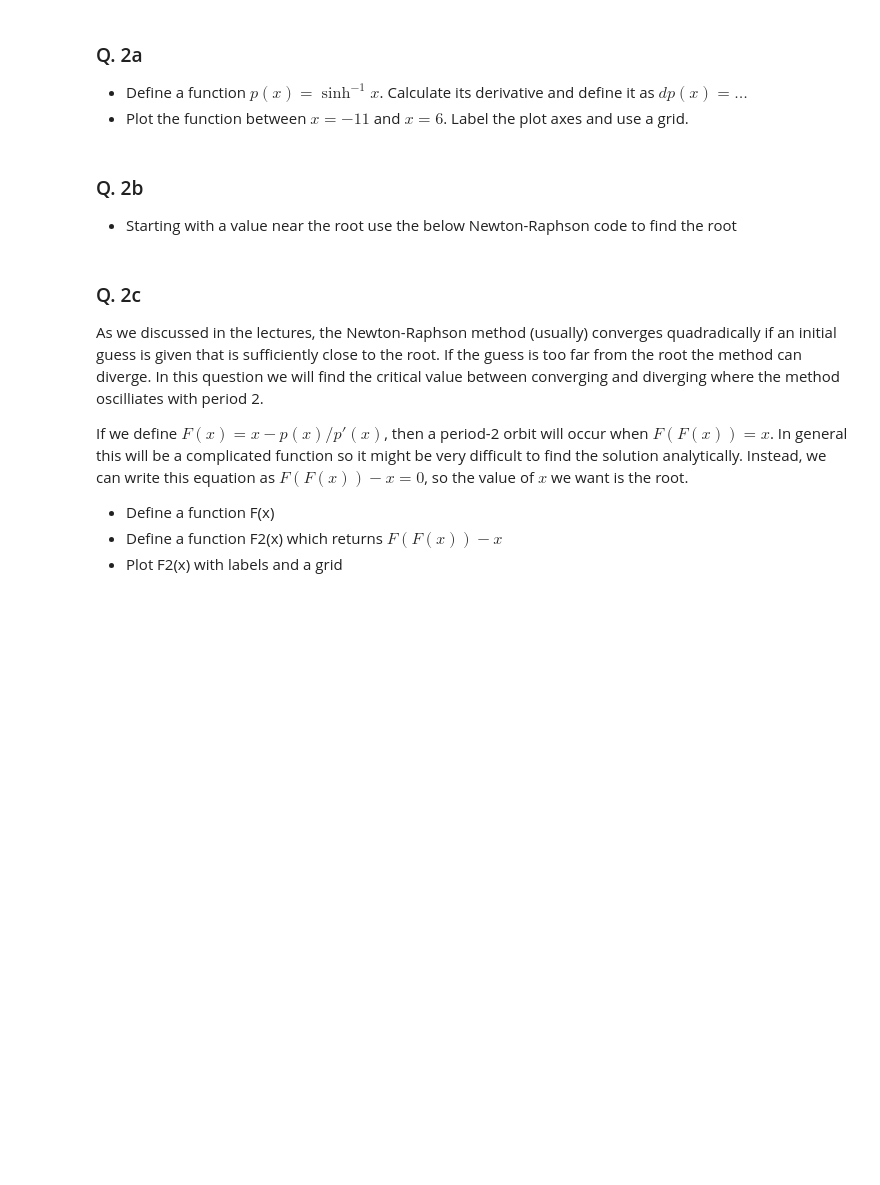
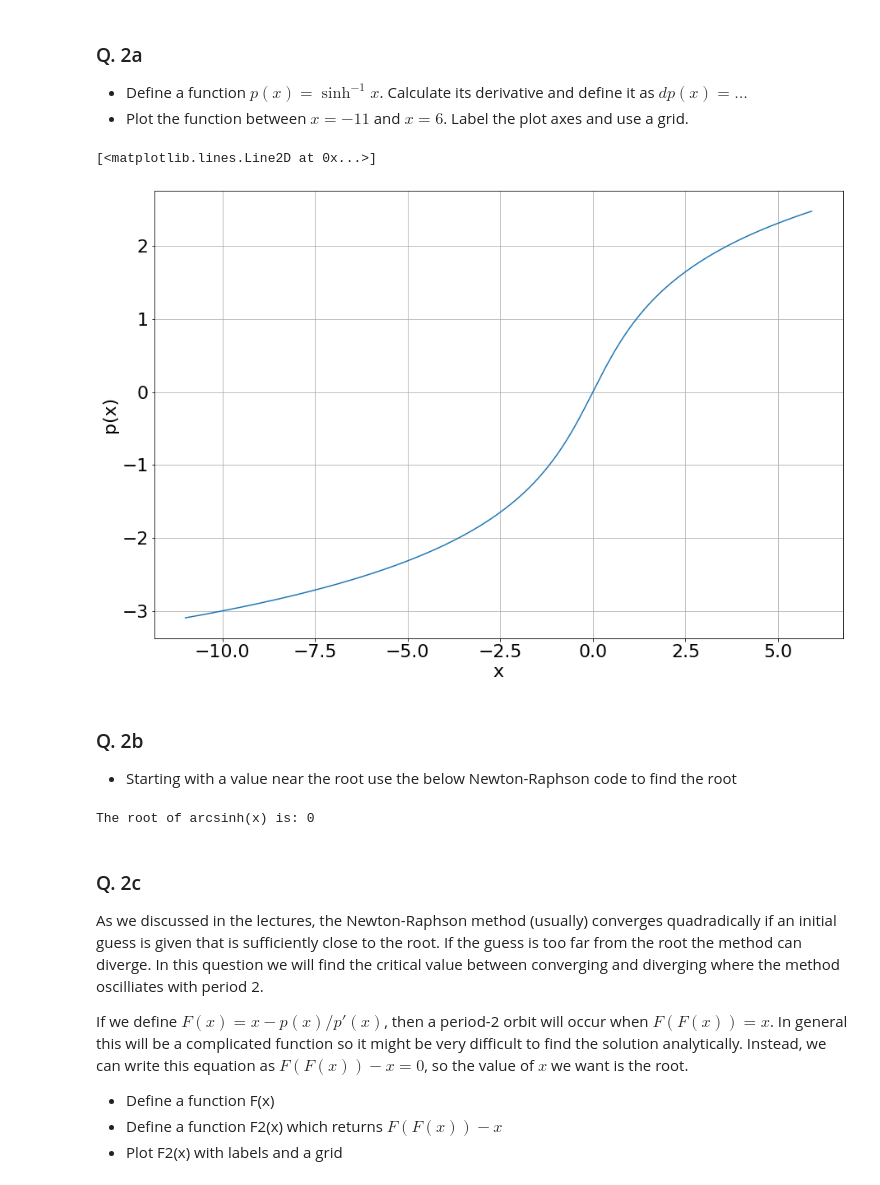
Before and after one commit to Padraig-Ryan/ACM20030-Assignments, a Jupyter notebook: Assignment-2.ipynb, the cells around one changed output. Drawn from its saved outputs; the diff is of its cells as text; code cells hidden in the pictures; blank space fills up the shorter version.

```diff
--- a/Assignment-2.ipynb
+++ b/Assignment-2.ipynb
@@ -126,6 +126,23 @@ The root between x=6 and x=8 is: Cannot use bisection method as sign(f(6)) = sig
 ### Q. 2a
  - Define a function $p(x) = \sinh^{-1} x$. Calculate its derivative and define it as $dp(x) = \dots$
  - Plot the function between $x=-11$ and $x=6$. Label the plot axes and use a grid.
+# %%
+def p(x):
+    return np.arcsinh(x)
+    #return np.log(x+np.sqrt(x**2+1))
+
+def dp(x):
+    return 1/(np.sqrt(x**2+1))
+
+x = np.arange(-11,6,0.1)
+
+plt.grid()
+plt.xlabel("x")
+plt.ylabel("p(x)")
+plt.plot(x, p(x))
+# %% [output]
+[<matplotlib.lines.Line2D at 0x...>]
+[figure, added]
 # %% [markdown]
 ### Q. 2b
  - Starting with a value near the root use the below Newton-Raphson code to find the root
@@ -140,6 +157,10 @@ def FindRootNewtonRaphson(f, df, x0, tol, printSteps=False):
         if(printSteps):
             print("x_%d = %.14lf" % (count, x0))
     return x0
+# %%
+print("The root of arcsinh(x) is: %g" %FindRootNewtonRaphson(p,dp,-2.5,10**-12))
+# %% [output]
+The root of arcsinh(x) is: 0
 # %% [markdown]
 ### Q. 2c
 As we discussed in the lectures, the Newton-Raphson method (usually) converges quadradically if an initial guess is given that is sufficiently close to the root. If the guess is too far from the root the method can diverge. In this question we will find the critical value between converging and diverging where the method oscilliates with period 2.
```
Also changed, not shown: parts of 4 cells of this notebook.
